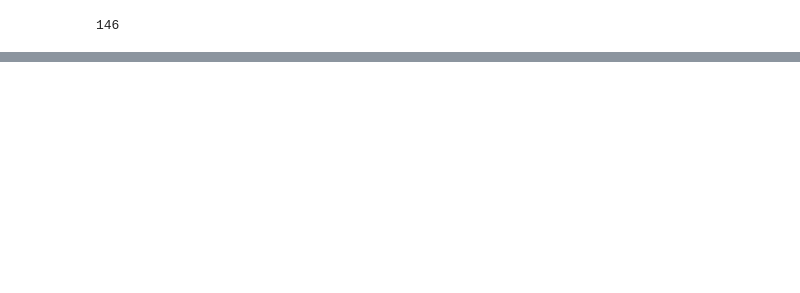
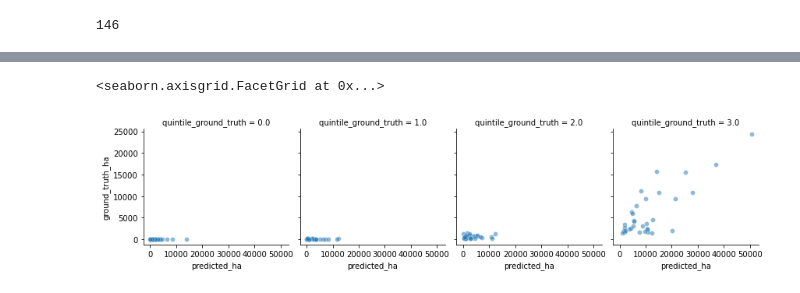
Before and after one commit to arogyakoirala/poppy, a Jupyter notebook: notebooks/Results_Dec.ipynb, the cells around one changed output, grey strips where cells are left out. Cells and saved outputs as stored; diff of their text form; code cells hidden in the pictures; blank space fills up the shorter version.

```diff
--- a/notebooks/Results_Dec.ipynb
+++ b/notebooks/Results_Dec.ipynb
@@ -114,0 +132,10 @@ display(one_j.rename({'clustering_ha':'ground_truth_ha', f'X{YEAR}': 'predicted_
+# %%
+import matplotlib.pyplot as plt
+g = sns.FacetGrid(one_j, col='quintile_ground_truth')
+g.map(sns.scatterplot, 'predicted_ha', 'ground_truth_ha', alpha=0.5)
+# g.set(ylim=(750, -10));
+
+# sns.scatterplot( x=one_j["ground_truth_ha"], y=one_j["predicted_ha"], )
+# %% [output]
+<seaborn.axisgrid.FacetGrid at 0x...>
+[figure, added]
```
Also changed, not shown: parts of 9 cells of this notebook, 3 other files.
